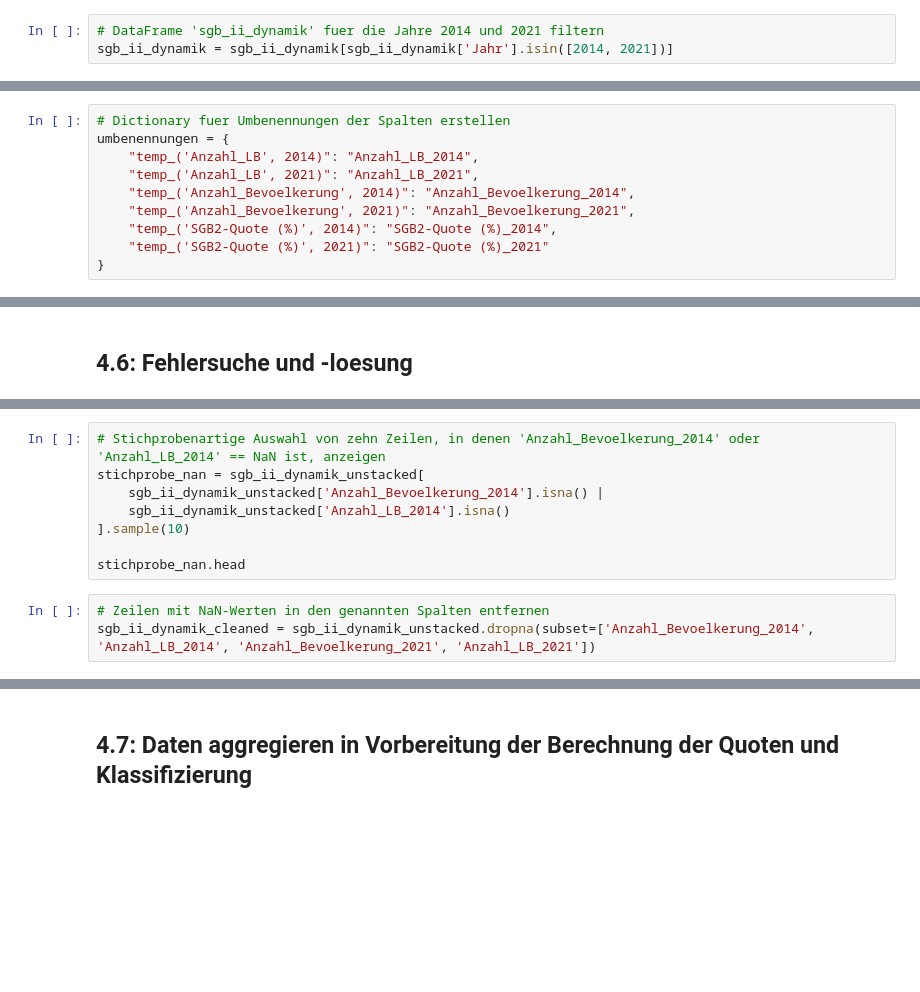
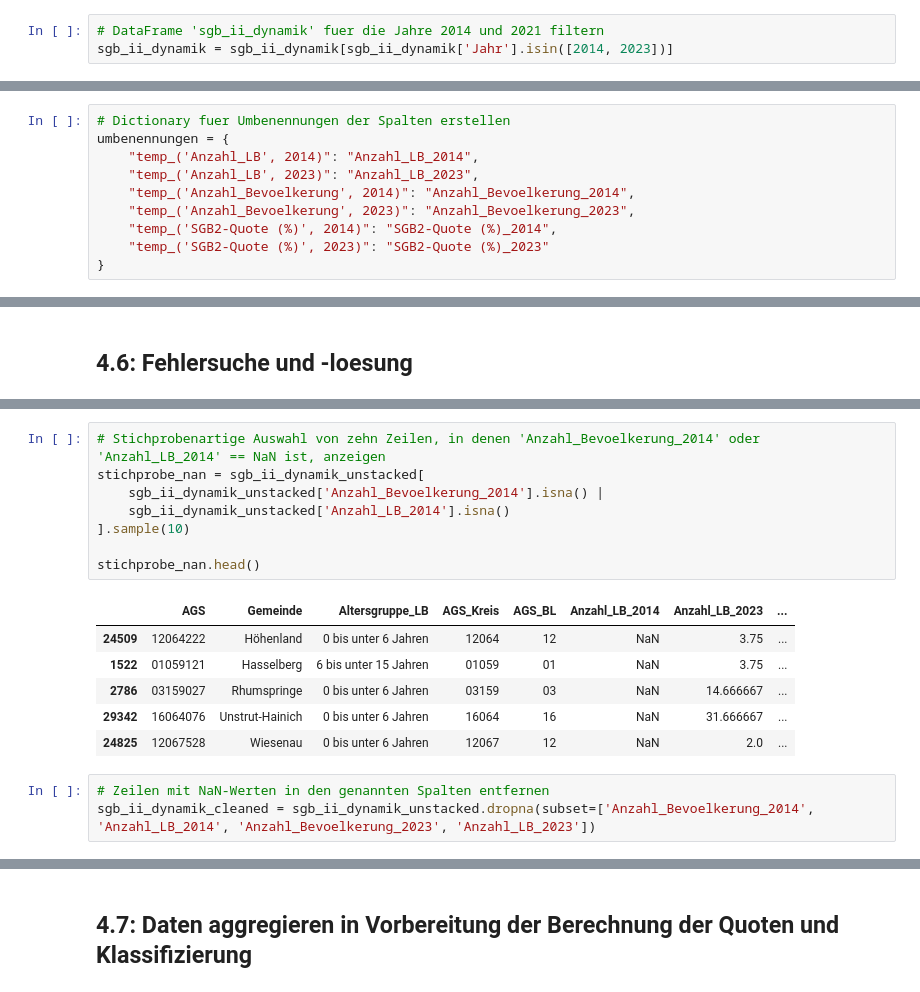
Before and after one commit to KoordinierungsstelleBildungsmonitoring/mikrokosmos, a Jupyter notebook: aufbereitung_mikrokosmos.ipynb, the cells around one changed output, grey strips where cells are left out. Cells and saved outputs as stored; diff of their text form; blank space fills up the shorter version.

```diff
--- a/aufbereitung_mikrokosmos.ipynb
+++ b/aufbereitung_mikrokosmos.ipynb
@@ -664,7 +976,7 @@ stacked_lb_bev_ue70['AGS_BL'] = stacked_lb_bev_ue70['AGS'].str[:2]
 sgb_ii_dynamik = stacked_lb_bev_ue70.copy(deep=True)
 # %%
 # DataFrame 'sgb_ii_dynamik' fuer die Jahre 2014 und 2021 filtern
-sgb_ii_dynamik = sgb_ii_dynamik[sgb_ii_dynamik['Jahr'].isin([2014, 2021])]
+sgb_ii_dynamik = sgb_ii_dynamik[sgb_ii_dynamik['Jahr'].isin([2014, 2023])]
 # %%
 # Erste Zeilen des gefilterten DataFrames anzeigen
 sgb_ii_dynamik.head(5)
@@ -707,11 +1049,11 @@ sgb_ii_dynamik_unstacked.head(5)
 # Dictionary fuer Umbenennungen der Spalten erstellen
 umbenennungen = {
     "temp_('Anzahl_LB', 2014)": "Anzahl_LB_2014",
-    "temp_('Anzahl_LB', 2021)": "Anzahl_LB_2021",
+    "temp_('Anzahl_LB', 2023)": "Anzahl_LB_2023",
     "temp_('Anzahl_Bevoelkerung', 2014)": "Anzahl_Bevoelkerung_2014",
-    "temp_('Anzahl_Bevoelkerung', 2021)": "Anzahl_Bevoelkerung_2021",
+    "temp_('Anzahl_Bevoelkerung', 2023)": "Anzahl_Bevoelkerung_2023",
     "temp_('SGB2-Quote (%)', 2014)": "SGB2-Quote (%)_2014",
-    "temp_('SGB2-Quote (%)', 2021)": "SGB2-Quote (%)_2021"
+    "temp_('SGB2-Quote (%)', 2023)": "SGB2-Quote (%)_2023"
 }
 # %%
 # Umbenennungen auf die Spalten anwenden
@@ -742,14 +1098,21 @@ anzahl_nan_nach_pivot
 # %%
 # Stichprobenartige Auswahl von zehn Zeilen, in denen 'Anzahl_Bevoelkerung_2014' oder 'Anzahl_LB_2014' == NaN ist, anzeigen
 stichprobe_nan = sgb_ii_dynamik_unstacked[
     sgb_ii_dynamik_unstacked['Anzahl_Bevoelkerung_2014'].isna() |
     sgb_ii_dynamik_unstacked['Anzahl_LB_2014'].isna()
 ].sample(10)
 
-stichprobe_nan.head
+stichprobe_nan.head()
+# %% [output]
+|  | AGS | Gemeinde | Altersgruppe_LB | AGS_Kreis | AGS_BL | Anzahl_LB_2014 | Anzahl_LB_2023 | ... |
+| 24509 | 12064222 | Höhenland | 0 bis unter 6 Jahren | 12064 | 12 | NaN | 3.75 | ... |
+| 1522 | 01059121 | Hasselberg | 6 bis unter 15 Jahren | 01059 | 01 | NaN | 3.75 | ... |
+| 2786 | 03159027 | Rhumspringe | 0 bis unter 6 Jahren | 03159 | 03 | NaN | 14.666667 | ... |
+| 29342 | 16064076 | Unstrut-Hainich | 0 bis unter 6 Jahren | 16064 | 16 | NaN | 31.666667 | ... |
+| 24825 | 12067528 | Wiesenau | 0 bis unter 6 Jahren | 12067 | 12 | NaN | 2.0 | ... |
 # %%
 # Zeilen mit NaN-Werten in den genannten Spalten entfernen
-sgb_ii_dynamik_cleaned = sgb_ii_dynamik_unstacked.dropna(subset=['Anzahl_Bevoelkerung_2014', 'Anzahl_LB_2014', 'Anzahl_Bevoelkerung_2021', 'Anzahl_LB_2021'])
+sgb_ii_dynamik_cleaned = sgb_ii_dynamik_unstacked.dropna(subset=['Anzahl_Bevoelkerung_2014', 'Anzahl_LB_2014', 'Anzahl_Bevoelkerung_2023', 'Anzahl_LB_2023'])
 # %%
 # Bereinigtes DataFrame ueberpruefen
 sgb_ii_dynamik_cleaned.info()
```
Also changed, not shown: parts of 61 cells of this notebook.
